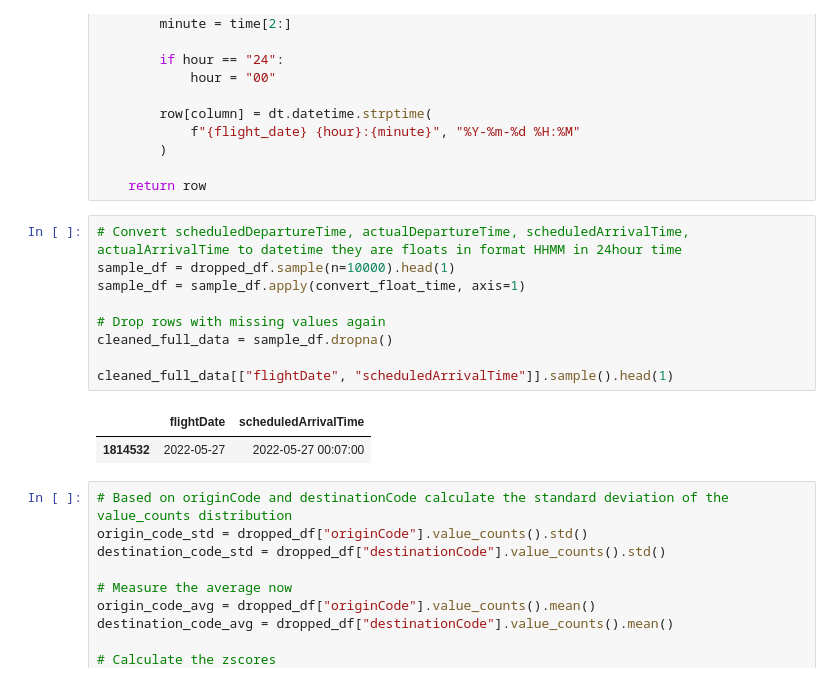
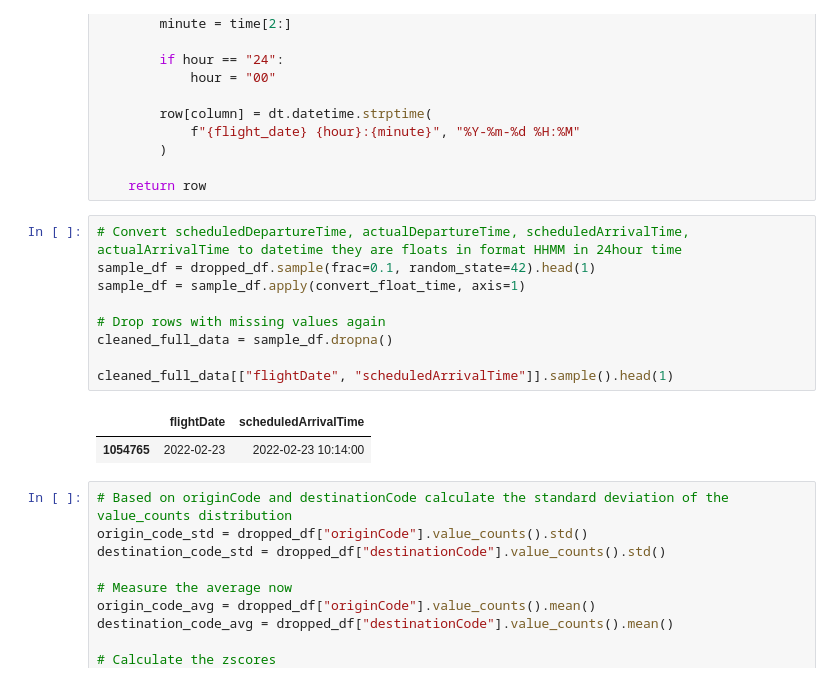
Before and after one commit to dbchristenson/timely-takeoff-model, a Jupyter notebook: src/intake_test.ipynb, the cells around one changed output. Cells and saved outputs as stored; diff of their text form.

```diff
--- a/src/intake_test.ipynb
+++ b/src/intake_test.ipynb
@@ -188,16 +165,16 @@ def convert_float_time(row) -> dt.datetime:
     return row
 # %%
 # Convert scheduledDepartureTime, actualDepartureTime, scheduledArrivalTime, actualArrivalTime to datetime they are floats in format HHMM in 24hour time
-sample_df = dropped_df.sample(n=10000).head(1)
+sample_df = dropped_df.sample(frac=0.1, random_state=42).head(1)
 sample_df = sample_df.apply(convert_float_time, axis=1)
 
 # Drop rows with missing values again
 cleaned_full_data = sample_df.dropna()
 
 cleaned_full_data[["flightDate", "scheduledArrivalTime"]].sample().head(1)
 # %% [output]
 |  | flightDate | scheduledArrivalTime |
-| 1814532 | 2022-05-27 | 2022-05-27 00:07:00 |
+| 1054765 | 2022-02-23 | 2022-02-23 10:14:00 |
 # %%
 # Based on originCode and destinationCode calculate the standard deviation of the value_counts distribution
 origin_code_std = dropped_df["originCode"].value_counts().std()
```
Also changed, not shown: parts of 3 cells of this notebook, 3 other files.
